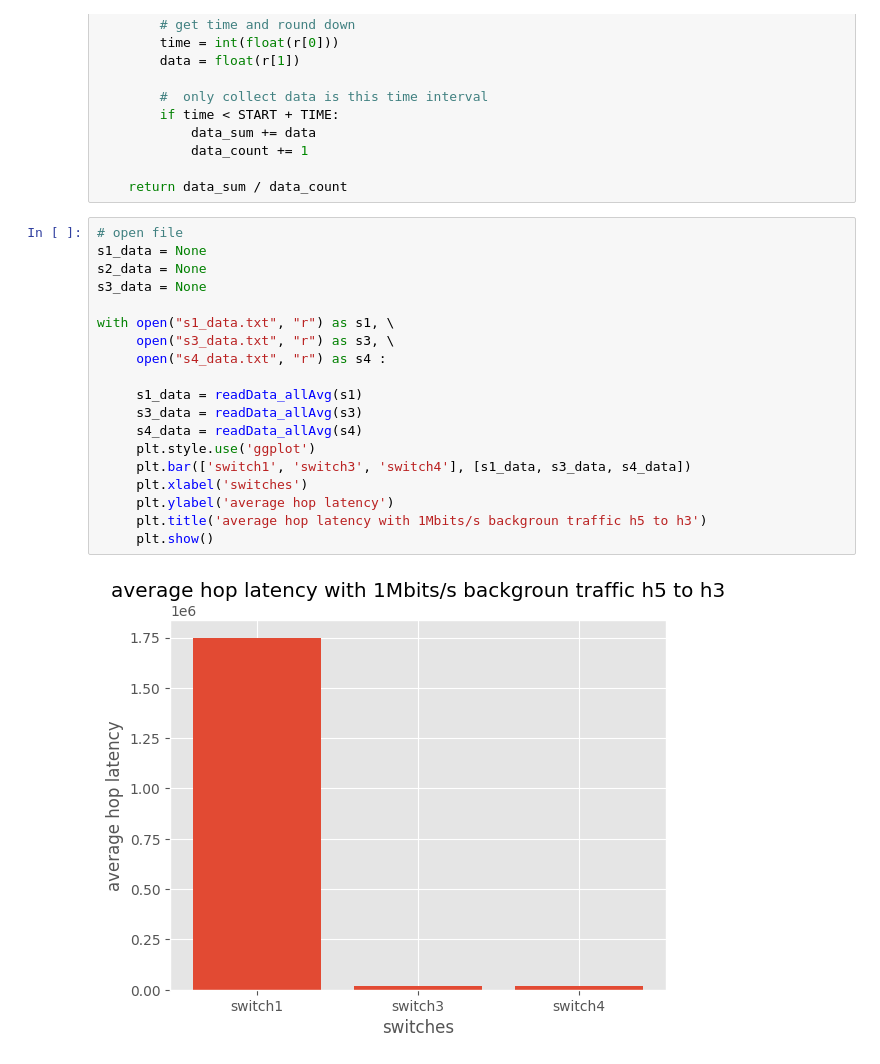
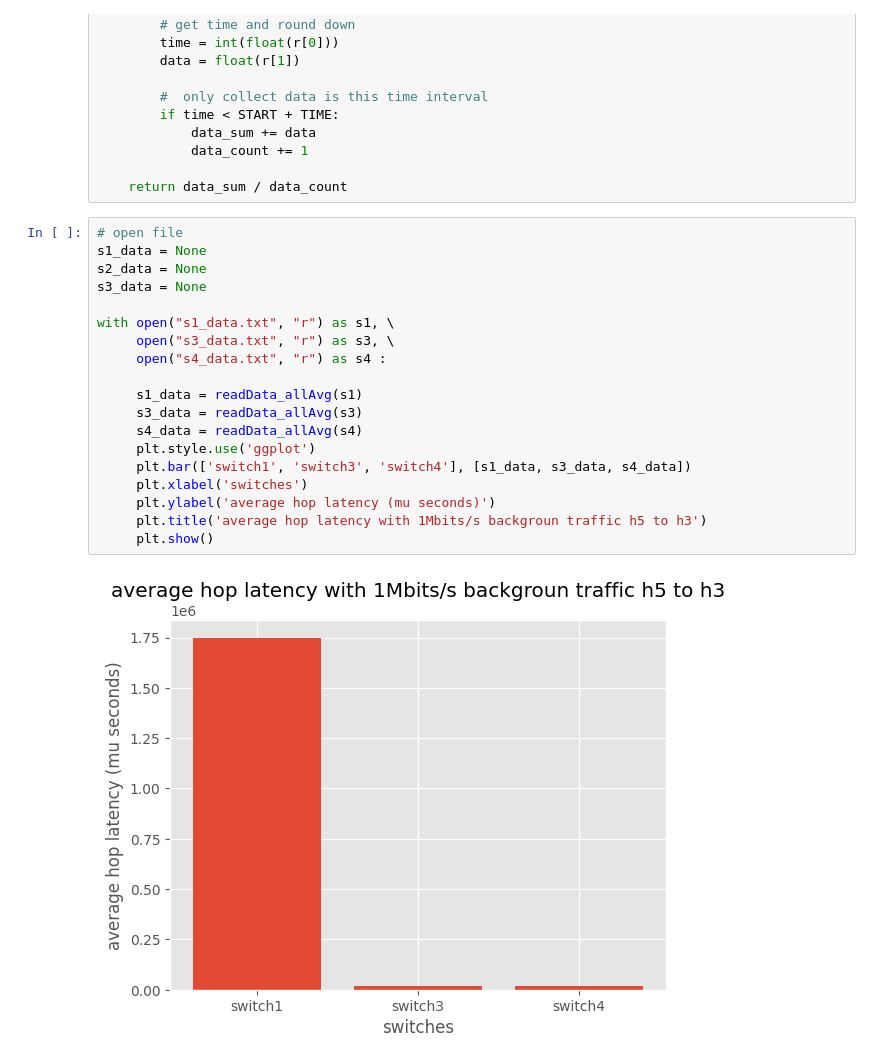
Before and after one commit to BensonChen2000/int-v1, a Jupyter notebook: data_collected_required/hop_lat_1M/graph.ipynb, the cells around one changed output. Cells and saved outputs as stored; diff of their text form.

```diff
--- a/data_collected_required/hop_lat_1M/graph.ipynb
+++ b/data_collected_required/hop_lat_1M/graph.ipynb
@@ -46,21 +46,21 @@ def readData_allAvg(f : typing.TextIO):
 # %%
 # open file
 s1_data = None
 s2_data = None
 s3_data = None
 
 with open("s1_data.txt", "r") as s1, \
      open("s3_data.txt", "r") as s3, \
      open("s4_data.txt", "r") as s4 :
 
      s1_data = readData_allAvg(s1)
      s3_data = readData_allAvg(s3)
      s4_data = readData_allAvg(s4)
      plt.style.use('ggplot')
      plt.bar(['switch1', 'switch3', 'switch4'], [s1_data, s3_data, s4_data])
      plt.xlabel('switches')
-     plt.ylabel('average hop latency')
+     plt.ylabel('average hop latency (mu seconds)')
      plt.title('average hop latency with 1Mbits/s backgroun traffic h5 to h3')
      plt.show()
 # %% [output]
-[figure, old version]
+[figure, new version]
```
Also changed, not shown: 5 other files.
